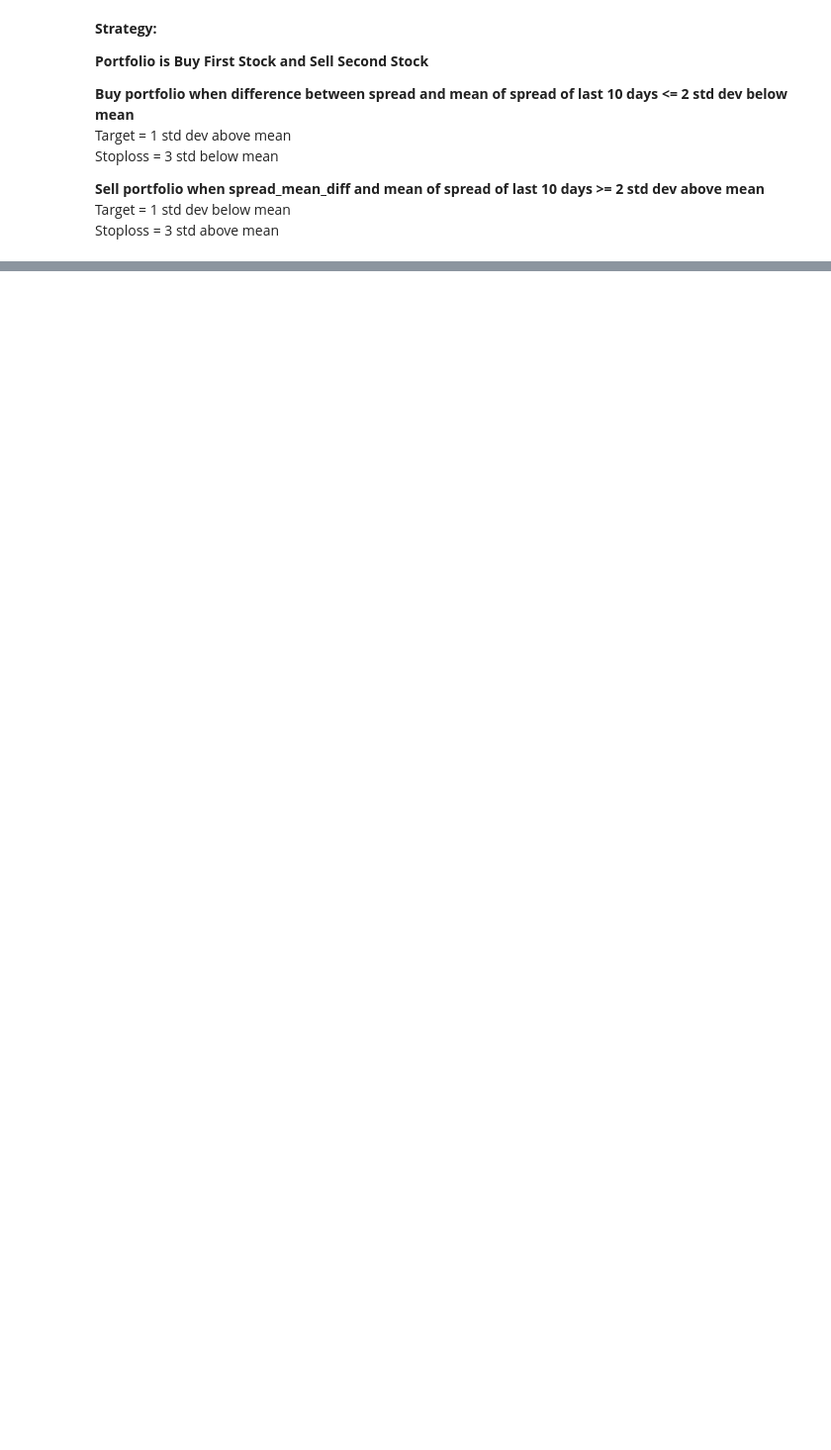
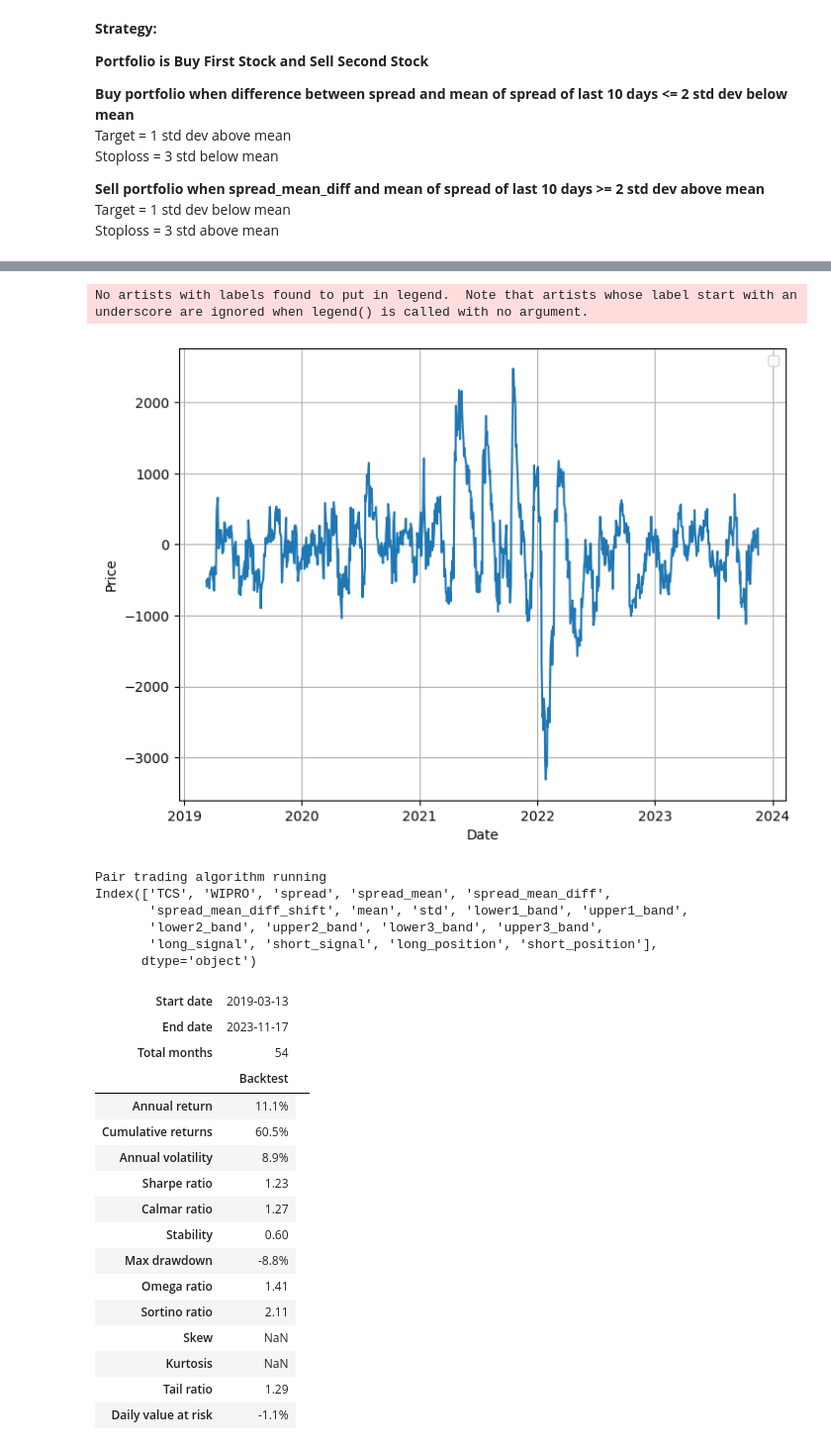
Before and after one commit to ishaanballal21/Trading-Algorithm, a Jupyter notebook: Pair Trading.ipynb, the cells around one changed output, grey strips where cells are left out. Shown at 99% size. Drawn from its saved outputs; the diff is of its cells as text; code cells hidden in the pictures; blank space fills up the shorter version.

```diff
--- a/Pair Trading.ipynb
+++ b/Pair Trading.ipynb
@@ -53,25 +53,19 @@ Stoploss = 3 std below mean <br>
 Target = 1 std dev below mean <br>
 Stoploss = 3 std above mean
 # %%
-def ad_fuller_test(x,y):
+def ad_fuller_test(data1, data2, cut_off_pvalue, hedge_ratio):
 
-    model = sm.OLS(x, y).fit()
-    hedge_ratio = model.params[0]
-    print("Hedge Ratio:", hedge_ratio)
-    spread = x - hedge_ratio * y
-    adf = adfuller(spread)
-    print("T-stat: ",adf[0])
-    print("p value: ",adf[1])
-    if adf[1] < 0.05:
-        print("The series is stationary")
-    else:
-        print("The series is non stationary")
+    spread = data1 - hedge_ratio * data2
+    pvalue = adfuller(spread)[1]
 
-    plt.figure(figsize=(10,8))
+    dickey_fully_test = True if pvalue <= cut_off_pvalue else False
+
+    plt.figure(figsize=(8,6))
     plt.plot(spread)
     plt.legend()
     plt.grid(True)
     plt.xlabel("Date")
     plt.ylabel("Price")
     plt.show()
+    return dickey_fully_test
 # %%
@@ -143,11 +139,10 @@ def pair_trade(training_data):
 # %%
-def analyse_data(training_data, col1, col2):
+def analyse_data(test_data, col1, col2):
 
-    model = sm.OLS(data[col1], data[col2]).fit()
+    model = sm.OLS(test_data[col1], test_data[col2]).fit()
     hedge_ratio = model.params[0]
-    training_data['cc_returns'] = np.round((training_data['spread'] - training_data['spread'].shift(1))/(training_data[col1] + hedge_ratio * training_data[col2]),4)
-    training_data['returns'] = np.round((training_data['cc_returns'] * (training_data['long_position'] + training_data['short_position'])),4)
-    training_data['cumsum'] = np.round(training_data['returns'].cumsum(),4)
+    test_data['cc_returns'] = np.round((test_data['spread'] - test_data['spread'].shift(1))/(test_data[col1] + hedge_ratio * test_data[col2]),4)
+    test_data['returns'] = np.round((test_data['cc_returns'] * (test_data['long_position'] + test_data['short_position'])),4)
 
-    pf.create_simple_tear_sheet(training_data['returns'])
-    return training_data
+    pf.create_simple_tear_sheet(test_data['returns'])
+    return test_data
@@ -277,0 +153,38 @@ The series is stationary
+# %%
+df_it = df[['TCS','WIPRO']]
+train_data = df_it[:1000]
+test_data = df_it[1000:]
+data, dickey_fully_test = prepare_data(train_data, test_data, 'TCS','WIPRO')
+if dickey_fully_test == True:
+    print("Pair trading algorithm running")
+    data = pair_trade(data)
+    print(data.columns)
+    data = analyse_data(data,'TCS','WIPRO')
+else:
+    print("The Pairs Trading cannot be performed because the spread time series is not stationary")
+# %% [output]
+No artists with labels found to put in legend.  Note that artists whose label start with an underscore are ignored when legend() is called with no argument.
+[figure, added]
+Pair trading algorithm running
+Index(['TCS', 'WIPRO', 'spread', 'spread_mean', 'spread_mean_diff',
+       'spread_mean_diff_shift', 'mean', 'std', 'lower1_band', 'upper1_band',
+       'lower2_band', 'upper2_band', 'lower3_band', 'upper3_band',
+       'long_signal', 'short_signal', 'long_position', 'short_position'],
+      dtype='object')
+| Start date | 2019-03-13 |  |
+| End date | 2023-11-17 |  |
+| Total months | 54 |  |
+|  | Backtest |
+| Annual return | 11.1% |
+| Cumulative returns | 60.5% |
+| Annual volatility | 8.9% |
+| Sharpe ratio | 1.23 |
+| Calmar ratio | 1.27 |
+| Stability | 0.60 |
+| Max drawdown | -8.8% |
+| Omega ratio | 1.41 |
+| Sortino ratio | 2.11 |
+| Skew | NaN |
+| Kurtosis | NaN |
+| Tail ratio | 1.29 |
+| Daily value at risk | -1.1% |
```
Also changed, not shown: parts of 11 cells of this notebook.
